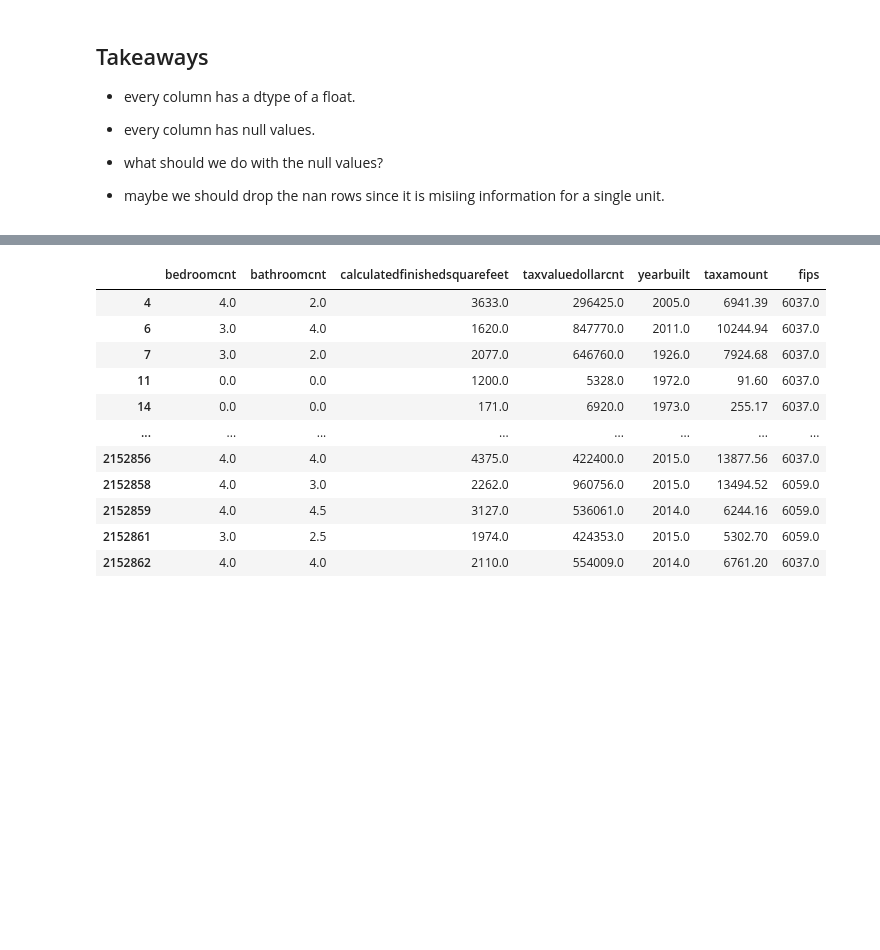
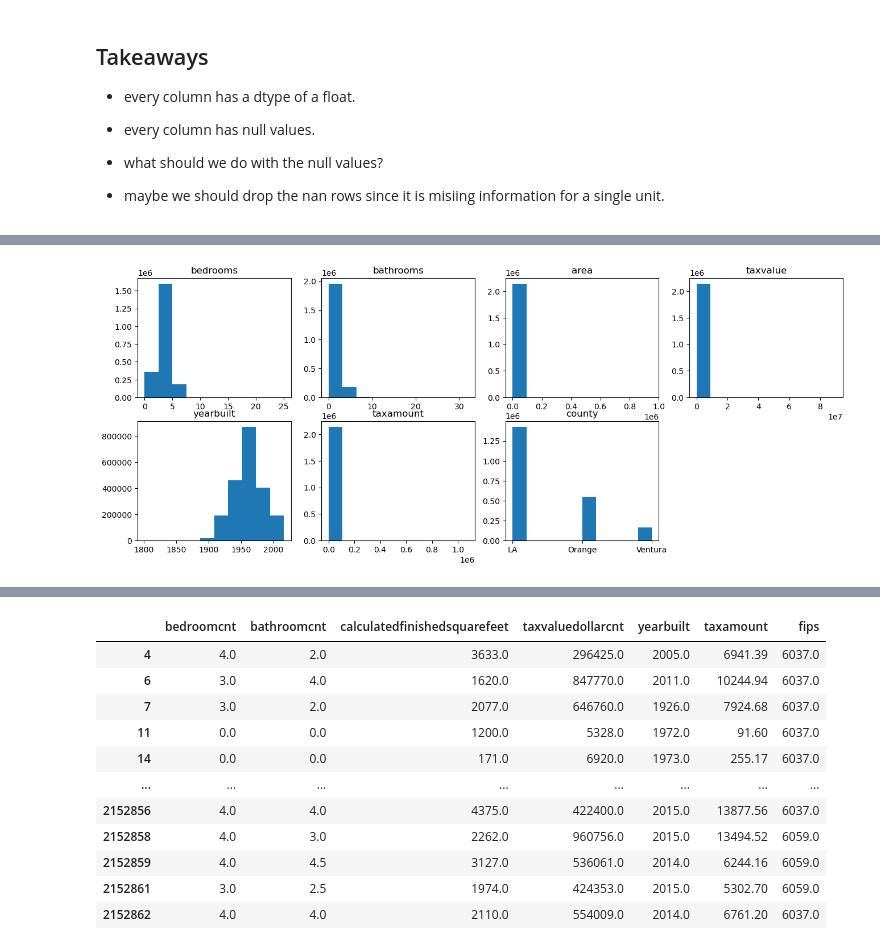
Before and after one commit to Marshiano-Pandt/regression-exercise, a Jupyter notebook: wrangle.ipynb, the cells around one changed output, grey strips where cells are left out. Drawn from its saved outputs; the diff is of its cells as text; code cells hidden in the pictures; blank space fills up the shorter version.

```diff
--- a/wrangle.ipynb
+++ b/wrangle.ipynb
@@ -256,0 +353,6 @@ df.fips.isnull().sum()
+# %%
+#confirm whole numbers
+for col in df.columns:
+    print(col)
+    print(df[col].value_counts().sort_index())
+    print()
@@ -256,0 +434,6 @@ df.fips.isnull().sum()
+# %%
+make_ints = ['bedrooms','area','taxvalue','yearbuilt','county']
+# %%
+#look through them to change the datatype
+for col in make_ints:
+    df[col] = df[col].astype(int)
@@ -256,0 +460,3 @@ df.fips.isnull().sum()
+# %%
+#rename those columns
+df.county = df.county.map({6037:'LA',6059:'Orange',6111:'Ventura'})
@@ -256,0 +489,20 @@ df.fips.isnull().sum()
+# %%
+plt.figure(figsize=(16, 6))
+
+for i, col in enumerate(df.columns):
+
+    # i starts at 0, but plot nos should start at 1
+    plot_number = i + 1
+
+    # Create subplot.
+    plt.subplot(2, 4, plot_number)
+
+    # Title with column name.
+    plt.title(col)
+
+    # Display boxplot for column.
+    plt.hist(df[col])
+
+plt.show()
+# %% [output]
+[figure, added]
```
Also changed, not shown: parts of 29 cells of this notebook, 1 other file.
